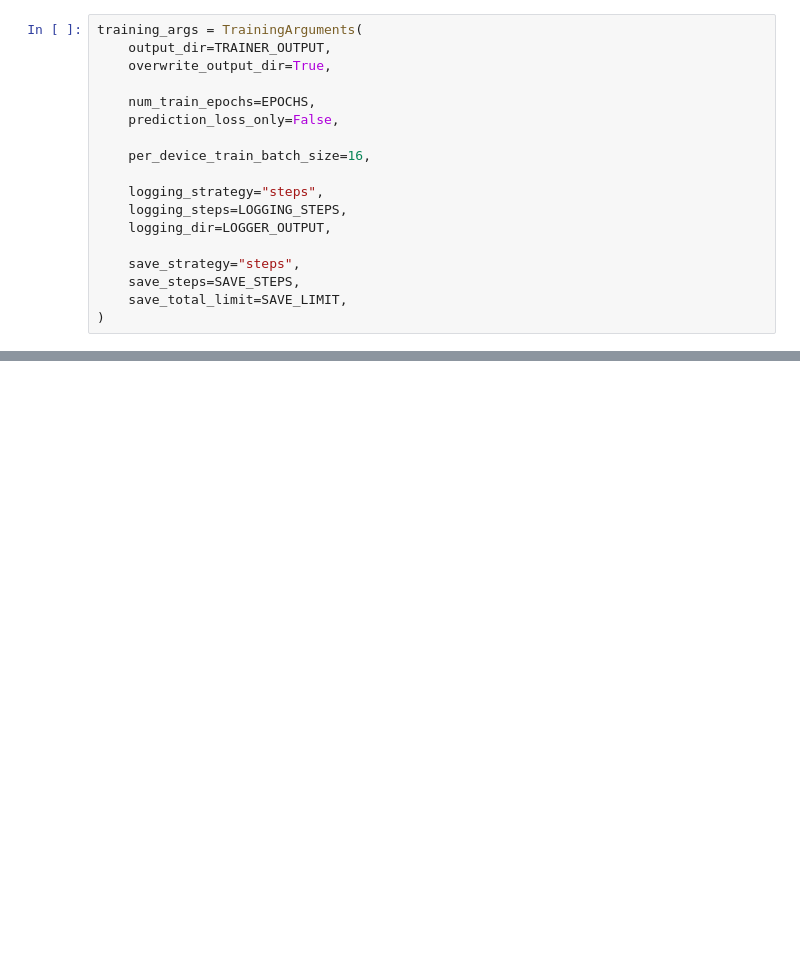
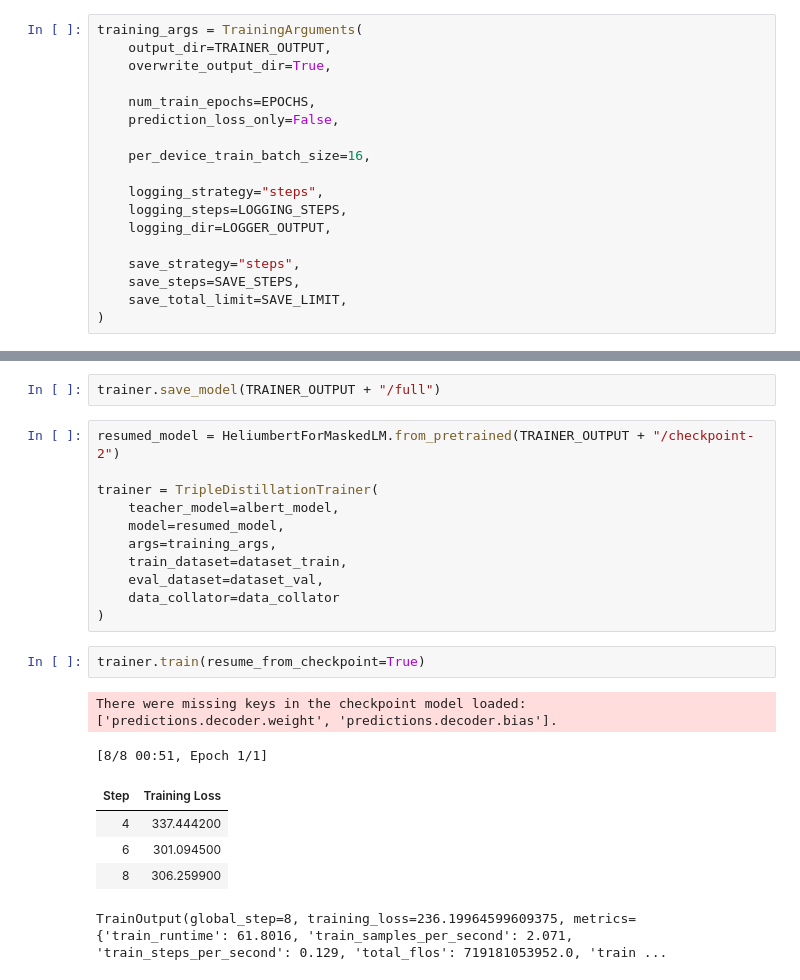
Before and after one commit to HeliumBERT/heliumbert-training, a Jupyter notebook: notebooks/tiny/pretrain-tiny.ipynb, the cells around one changed output, grey strips where cells are left out. Cells and saved outputs as stored; diff of their text form; blank space fills up the shorter version.

```diff
--- a/notebooks/tiny/pretrain-tiny.ipynb
+++ b/notebooks/tiny/pretrain-tiny.ipynb
@@ -94 +216,24 @@ trainer.evaluate()
  'epoch': 1.0}
+# %%
+trainer.save_model(TRAINER_OUTPUT + "/full")
+# %%
+resumed_model = HeliumbertForMaskedLM.from_pretrained(TRAINER_OUTPUT + "/checkpoint-2")
+
+trainer = TripleDistillationTrainer(
+    teacher_model=albert_model,
+    model=resumed_model,
+    args=training_args,
+    train_dataset=dataset_train,
+    eval_dataset=dataset_val,
+    data_collator=data_collator
+)
+# %%
+trainer.train(resume_from_checkpoint=True)
+# %% [output]
+There were missing keys in the checkpoint model loaded: ['predictions.decoder.weight', 'predictions.decoder.bias'].
+[8/8 00:51, Epoch 1/1]
+| Step | Training Loss |
+| 4 | 337.444200 |
+| 6 | 301.094500 |
+| 8 | 306.259900 |
+TrainOutput(global_step=8, training_loss=236.19964599609375, metrics={'train_runtime': 61.8016, 'train_samples_per_second': 2.071, 'train_steps_per_second': 0.129, 'total_flos': 719181053952.0, 'train ...
```
Also changed, not shown: parts of 9 cells of this notebook.
